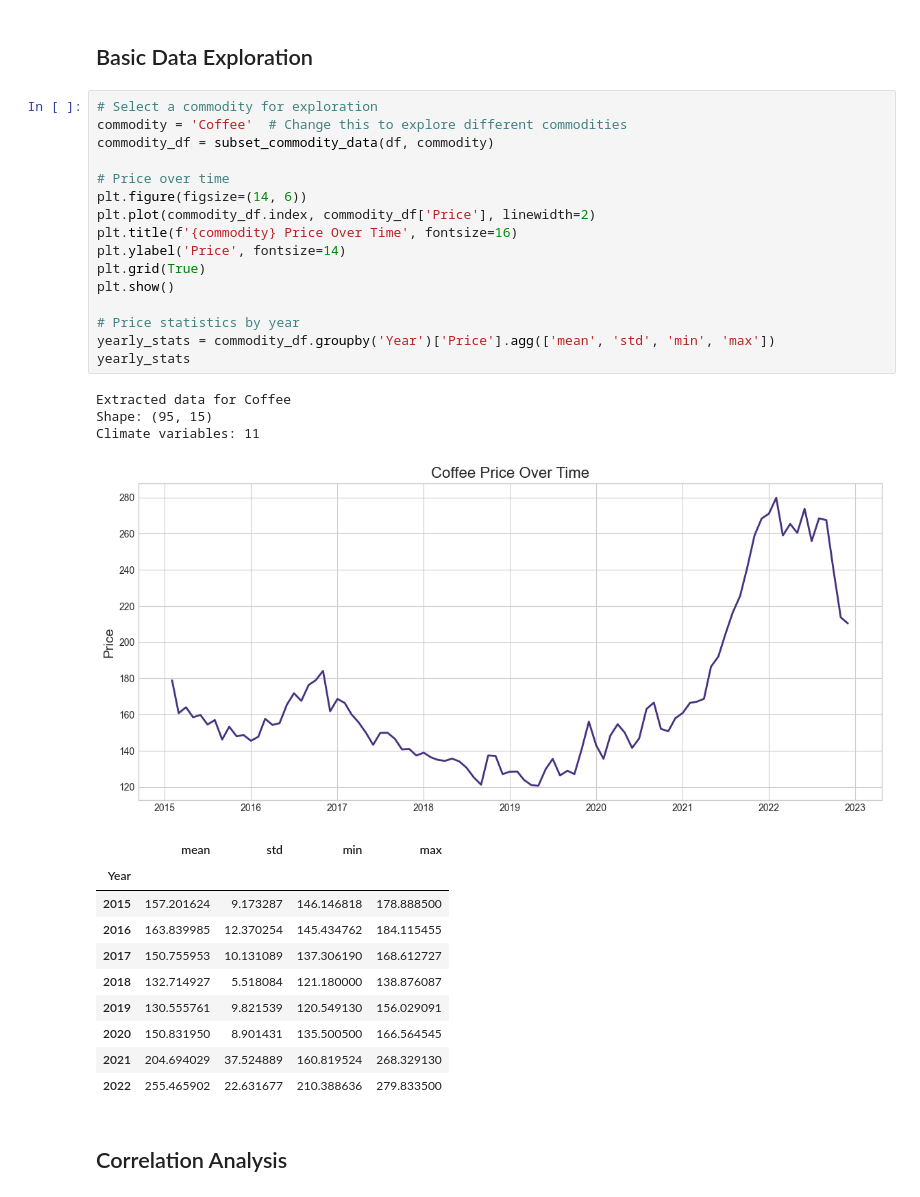
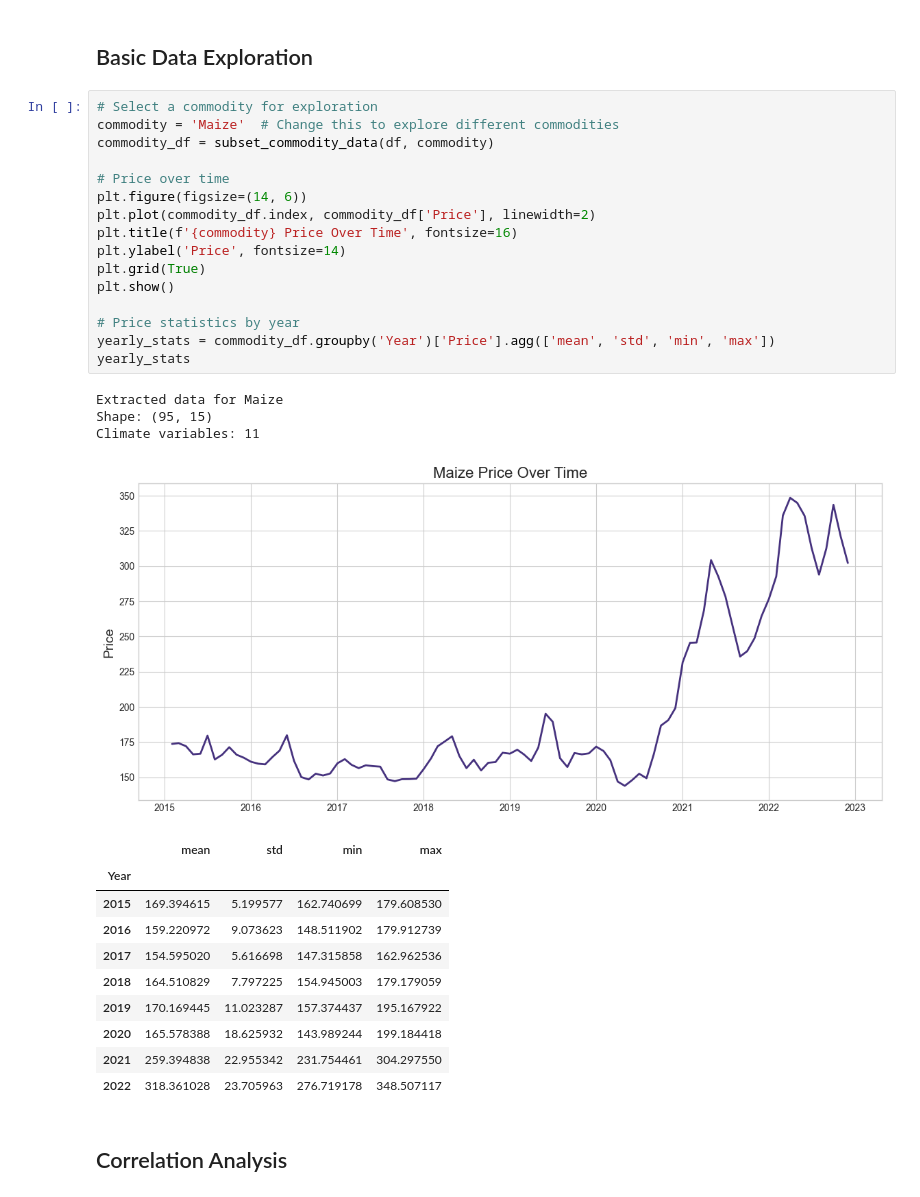
Before and after one commit to rodwavejr/Climate-Change-x-Markovian-Momentum-Model-, a Jupyter notebook: organized/notebooks/Master_Data_Analysis_Template.ipynb, the cells around one changed output. Cells and saved outputs as stored; diff of their text form.

```diff
--- a/organized/notebooks/Master_Data_Analysis_Template.ipynb
+++ b/organized/notebooks/Master_Data_Analysis_Template.ipynb
@@ -165,35 +165,35 @@ Climate variables: 11
 ## Basic Data Exploration
 # %%
 # Select a commodity for exploration
-commodity = 'Coffee'  # Change this to explore different commodities
+commodity = 'Maize'  # Change this to explore different commodities
 commodity_df = subset_commodity_data(df, commodity)
 
 # Price over time
 plt.figure(figsize=(14, 6))
 plt.plot(commodity_df.index, commodity_df['Price'], linewidth=2)
 plt.title(f'{commodity} Price Over Time', fontsize=16)
 plt.ylabel('Price', fontsize=14)
 plt.grid(True)
 plt.show()
 
 # Price statistics by year
 yearly_stats = commodity_df.groupby('Year')['Price'].agg(['mean', 'std', 'min', 'max'])
 yearly_stats
 # %% [output]
-Extracted data for Coffee
+Extracted data for Maize
 Shape: (95, 15)
 Climate variables: 11
-[figure, old version]
+[figure, new version]
 |  | mean | std | min | max |
 | Year |  |  |  |  |
-| 2015 | 157.201624 | 9.173287 | 146.146818 | 178.888500 |
-| 2016 | 163.839985 | 12.370254 | 145.434762 | 184.115455 |
-| 2017 | 150.755953 | 10.131089 | 137.306190 | 168.612727 |
-| 2018 | 132.714927 | 5.518084 | 121.180000 | 138.876087 |
-| 2019 | 130.555761 | 9.821539 | 120.549130 | 156.029091 |
-| 2020 | 150.831950 | 8.901431 | 135.500500 | 166.564545 |
-| 2021 | 204.694029 | 37.524889 | 160.819524 | 268.329130 |
-| 2022 | 255.465902 | 22.631677 | 210.388636 | 279.833500 |
+| 2015 | 169.394615 | 5.199577 | 162.740699 | 179.608530 |
+| 2016 | 159.220972 | 9.073623 | 148.511902 | 179.912739 |
+| 2017 | 154.595020 | 5.616698 | 147.315858 | 162.962536 |
+| 2018 | 164.510829 | 7.797225 | 154.945003 | 179.179059 |
+| 2019 | 170.169445 | 11.023287 | 157.374437 | 195.167922 |
+| 2020 | 165.578388 | 18.625932 | 143.989244 | 199.184418 |
+| 2021 | 259.394838 | 22.955342 | 231.754461 | 304.297550 |
+| 2022 | 318.361028 | 23.705963 | 276.719178 | 348.507117 |
 # %% [markdown]
 ## Correlation Analysis
 # %%
```
Also changed, not shown: parts of 4 cells of this notebook, 2 other files.
